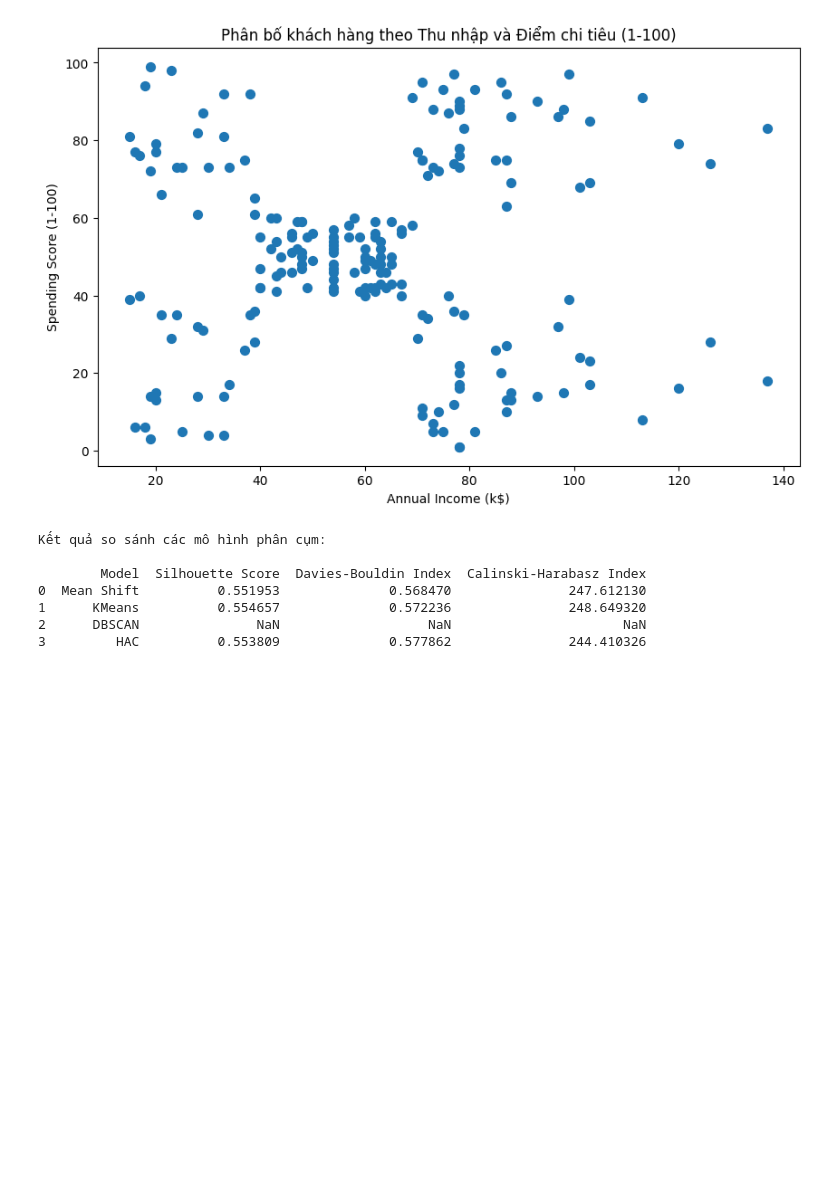
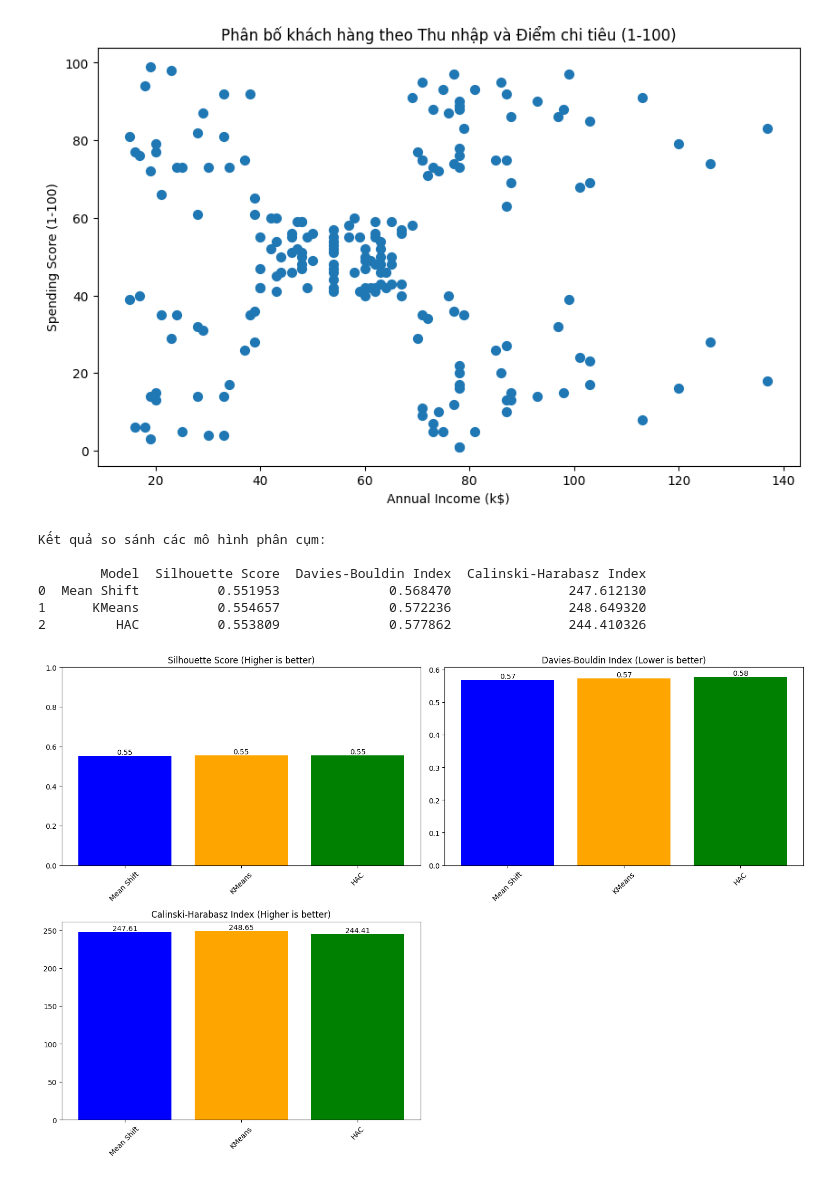
Before and after one commit to Tommyhuy1705/Mean_Shift_Clustering, a Jupyter notebook: Solution.ipynb, the cells around one changed output. Drawn from its saved outputs; the diff is of its cells as text; code cells hidden in the pictures; blank space fills up the shorter version.

```diff
--- a/Solution.ipynb
+++ b/Solution.ipynb
@@ -10,7 +12,7 @@
 ### **MÔI TRƯỜNG TRIỂN KHAI ỨNG DỤNG**
 ---
 # %%
-folder = r"D:\Study\MeanShift\Mean_Shift_Clustering"
+folder = r'C:\Users\USER\Downloads\chương trình học UEH\môn học kì 4\Machine Learning\Project MeanShift\TrongHuong\Mean_Shift_Clustering_Model'
 # %%
 # Import các thư viện cần thiết
 import sys
@@ -35,7 +37,7 @@ from sklearn.datasets       import make_blobs
 
 from mean_shift_utils import evaluate_mean_shift
 # %%
-data2 = pd.read_csv(r'D:\Study\MeanShift\Mean_Shift_Clustering\Data\Mall_Customers.csv')
+data2 = pd.read_csv(folder + '\Data\Mall_Customers.csv')
 pd.set_option('display.width', 1000)
 
 X = data2[['Age', 'Annual Income (k$)', 'Spending Score (1-100)']]
@@ -98,7 +100,6 @@ labels_ms = model_ms.labels_
 # Các mô hình phân cụm khác
 models = {
     'KMeans': KMeans(n_clusters=len(np.unique(labels_ms)), random_state=42),
-    'DBSCAN': DBSCAN(eps=0.5, min_samples=5),
     'HAC': AgglomerativeClustering(n_clusters=len(np.unique(labels_ms)))
 }
 
@@ -142,5 +143,56 @@ Kết quả so sánh các mô hình phân cụm:
         Model  Silhouette Score  Davies-Bouldin Index  Calinski-Harabasz Index
 0  Mean Shift          0.551953              0.568470               247.612130
 1      KMeans          0.554657              0.572236               248.649320
-2      DBSCAN               NaN                   NaN                      NaN
-3         HAC          0.553809              0.577862               244.410326
+2         HAC          0.553809              0.577862               244.410326
+# %%
+# Tạo biểu đồ so sánh các mô hình
+plt.figure(figsize=(15, 10))
+
+# Chuẩn bị dữ liệu cho biểu đồ
+models = results_df['Model']
+sil_scores = results_df['Silhouette Score']
+db_scores = results_df['Davies-Bouldin Index']
+ch_scores = results_df['Calinski-Harabasz Index']
+
+# Chuẩn hóa Calinski-Harabasz để cùng tỉ lệ với các chỉ số khác (chỉ để hiển thị)
+ch_scores_normalized = (ch_scores - np.min(ch_scores)) / (np.max(ch_scores) - np.min(ch_scores))
+
+# Tạo subplot
+plt.subplot(2, 2, 1)
+bars = plt.bar(models, sil_scores, color=['blue', 'orange', 'green', 'red'])
+plt.title('Silhouette Score (Higher is better)')
+plt.xticks(rotation=45)
+plt.ylim(0, 1)
+# Thêm giá trị lên mỗi cột
+for bar in bars:
+    height = bar.get_height()
+    plt.text(bar.get_x() + bar.get_width()/2., height,
+             f'{height:.2f}',
+             ha='center', va='bottom')
+
+plt.subplot(2, 2, 2)
+bars = plt.bar(models, db_scores, color=['blue', 'orange', 'green', 'red'])
+plt.title('Davies-Bouldin Index (Lower is better)')
+plt.xticks(rotation=45)
+# Thêm giá trị lên mỗi cột
+for bar in bars:
+    height = bar.get_height()
+    plt.text(bar.get_x() + bar.get_width()/2., height,
+             f'{height:.2f}',
+             ha='center', va='bottom')
+
+plt.subplot(2, 2, 3)
+bars = plt.bar(models, ch_scores, color=['blue', 'orange', 'green', 'red'])
+plt.title('Calinski-Harabasz Index (Higher is better)')
+plt.xticks(rotation=45)
+# Thêm giá trị lên mỗi cột
+for bar in bars:
+    height = bar.get_height()
+    plt.text(bar.get_x() + bar.get_width()/2., height,
+             f'{height:.2f}',
+             ha='center', va='bottom')
+
+plt.tight_layout()
+plt.show()
+# %% [output]
+[figure, added]
```
Also changed, not shown: parts of 3 cells of this notebook.
